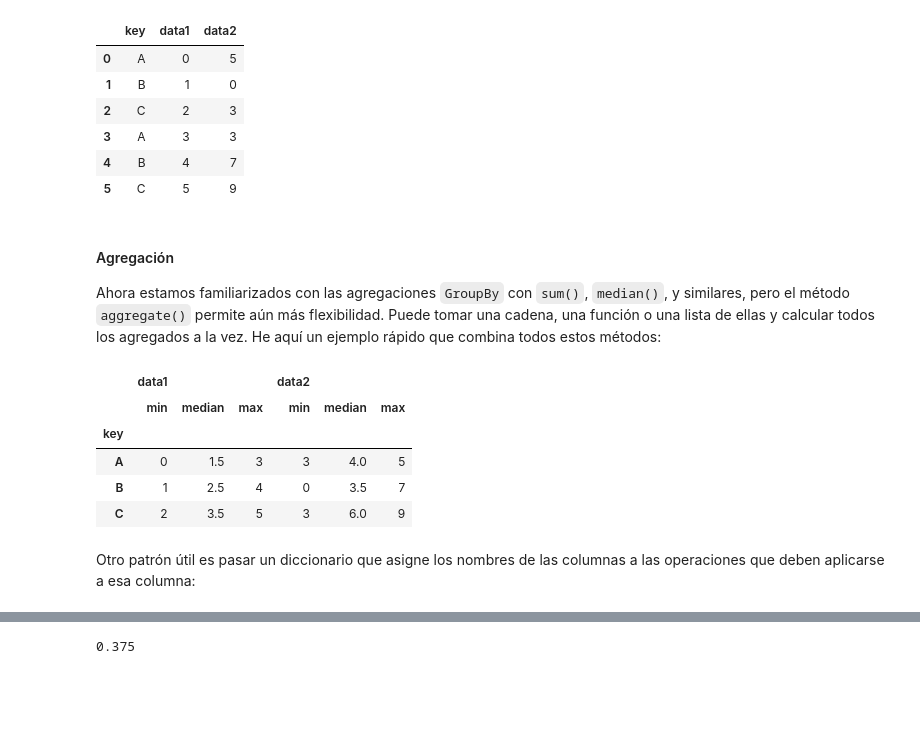
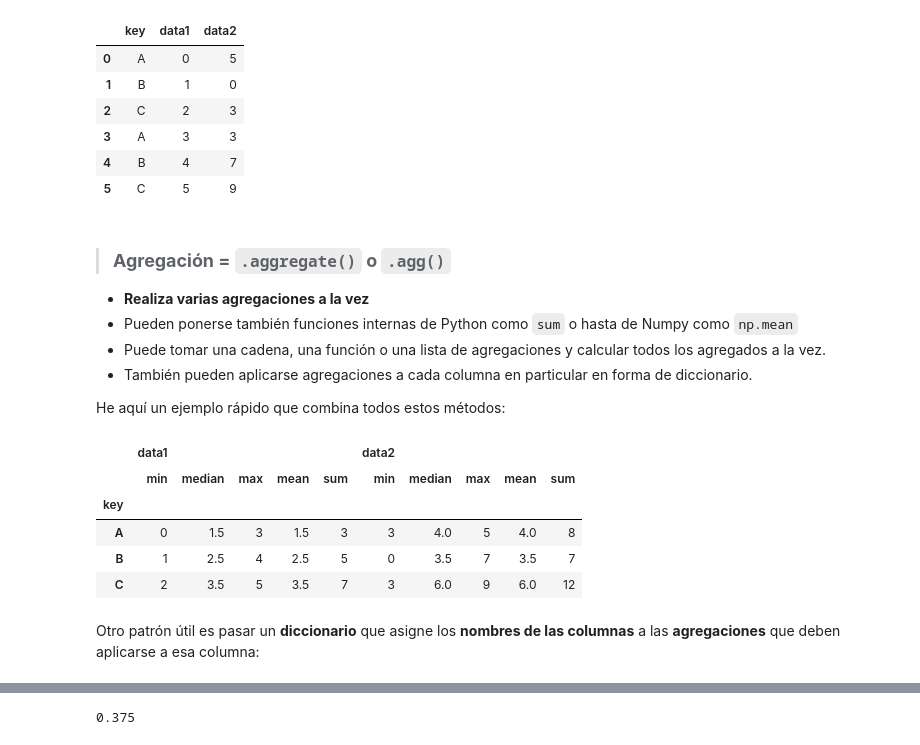
Before and after one commit to XimenaPO/DS_PT_09_2023, a Jupyter notebook: Data_Analysis/2-Pandas/Teoría/8_Aggregation-and-Grouping.ipynb, the cells around one changed output, grey strips where cells are left out. Drawn from its saved outputs; the diff is of its cells as text; code cells hidden in the pictures; blank space fills up the shorter version.

Commit message:
upload APUNTES 2 8.Aggregation y Grouping- Groupby

```diff
--- a/Data_Analysis/2-Pandas/Teoría/8_Aggregation-and-Grouping.ipynb
+++ b/Data_Analysis/2-Pandas/Teoría/8_Aggregation-and-Grouping.ipynb
@@ -487,8 +495,12 @@ df
 | 4 | B | 4 | 7 |
 | 5 | C | 5 | 9 |
 # %% [markdown]
-#### Agregación
+> ### **Agregación = ``.aggregate()`` o `.agg()`**
 
-Ahora estamos familiarizados con las agregaciones ``GroupBy`` con ``sum()``, ``median()``, y similares, pero el método ``aggregate()`` permite aún más flexibilidad.
-Puede tomar una cadena, una función o una lista de ellas y calcular todos los agregados a la vez.
+- **Realiza varias agregaciones a la vez**
+- Pueden ponerse también funciones internas de Python como `sum` o hasta de Numpy como `np.mean`
+- Puede tomar una cadena, una función o una lista de agregaciones y calcular todos los agregados a la vez.
+- También pueden aplicarse agregaciones a cada columna en particular en forma de diccionario.
+
+
 He aquí un ejemplo rápido que combina todos estos métodos:
@@ -498,14 +507,14 @@ import numpy as np
 # %%
-df.groupby('key').aggregate(['min', 'median', 'max'])
+df.groupby('key').aggregate(['min', 'median', 'max', np.mean, sum])
 # %% [output]
-|  | data1 |  |  | data2 |  |  |
-|  | min | median | max | min | median | max |
-| key |  |  |  |  |  |  |
-| A | 0 | 1.5 | 3 | 3 | 4.0 | 5 |
-| B | 1 | 2.5 | 4 | 0 | 3.5 | 7 |
-| C | 2 | 3.5 | 5 | 3 | 6.0 | 9 |
+|  | data1 |  |  |  |  | data2 |  |  |  |  |
+|  | min | median | max | mean | sum | min | median | max | mean | sum |
+| key |  |  |  |  |  |  |  |  |  |  |
+| A | 0 | 1.5 | 3 | 1.5 | 3 | 3 | 4.0 | 5 | 4.0 | 8 |
+| B | 1 | 2.5 | 4 | 2.5 | 5 | 0 | 3.5 | 7 | 3.5 | 7 |
+| C | 2 | 3.5 | 5 | 3.5 | 7 | 3 | 6.0 | 9 | 6.0 | 12 |
 # %% [markdown]
-Otro patrón útil es pasar un diccionario que asigne los nombres de las columnas a las operaciones que deben aplicarse a esa columna:
+Otro patrón útil es pasar un **diccionario** que asigne los **nombres de las columnas** a las **agregaciones** que deben aplicarse a esa columna:
 # %%
 df.groupby('key').aggregate({'data1': 'min',
                              'data2': 'max'})
```
Also changed, not shown: parts of 40 cells of this notebook.
